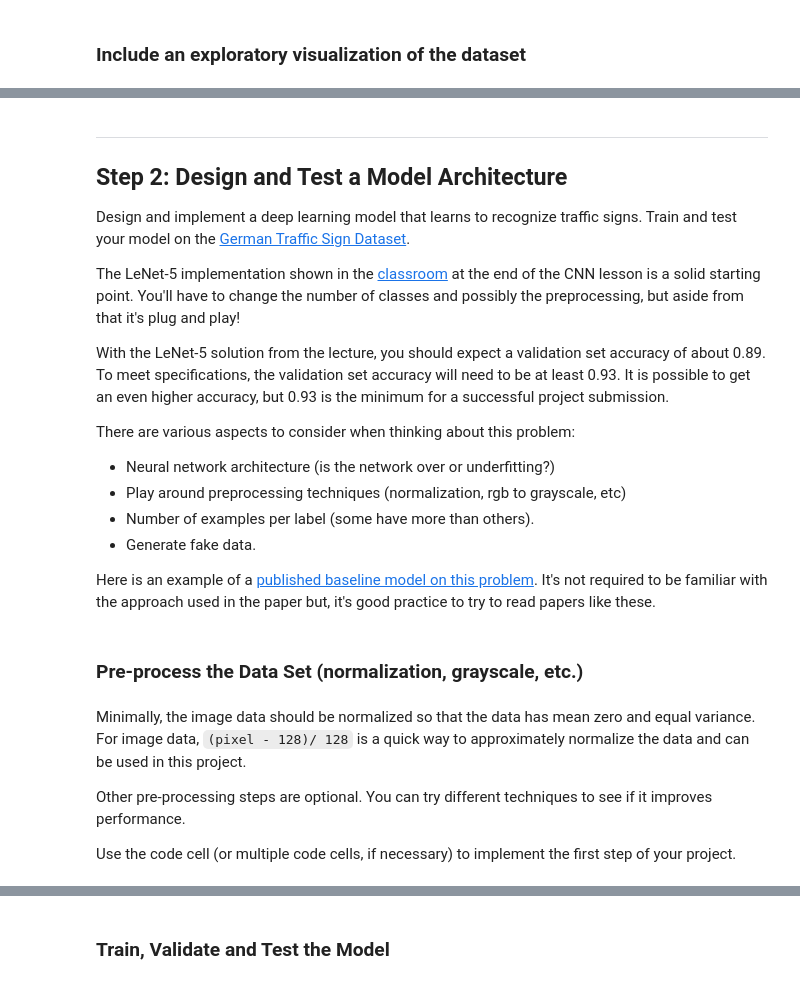
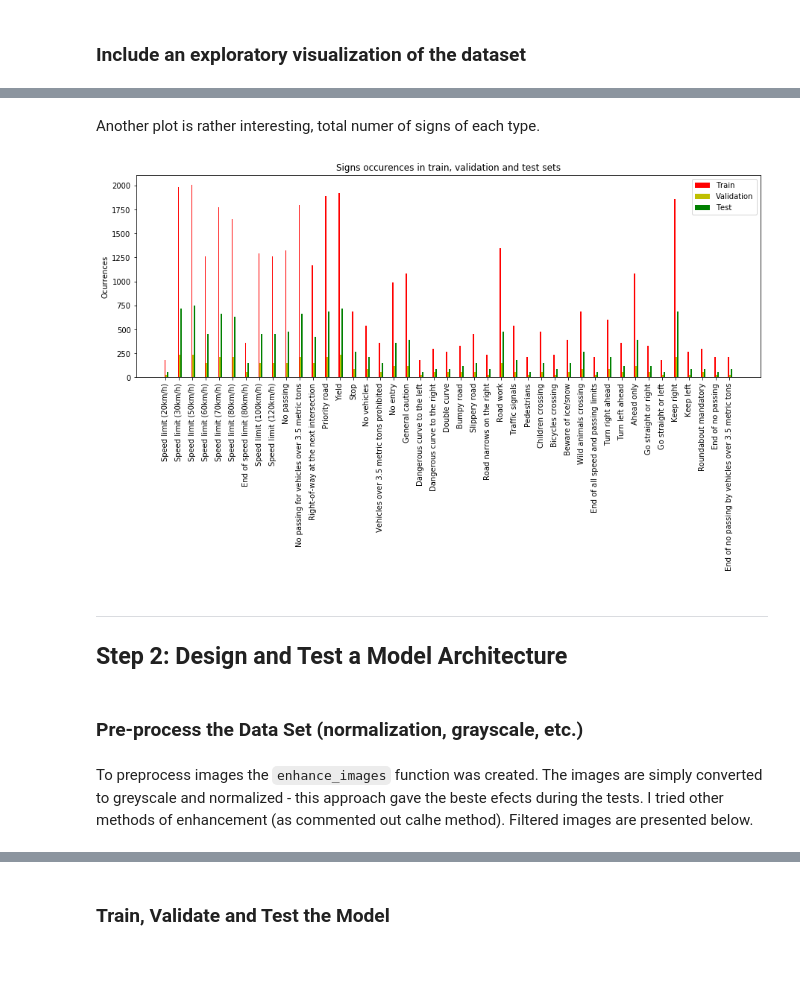
Before and after one commit to freakone/CarND-Traffic-Sign-Classifier-Project, a Jupyter notebook: Traffic_Sign_Classifier.ipynb, the cells around one changed output, grey strips where cells are left out. Drawn from its saved outputs; the diff is of its cells as text; code cells hidden in the pictures.

Commit message:
Final solution

```diff
--- a/Traffic_Sign_Classifier.ipynb
+++ b/Traffic_Sign_Classifier.ipynb
@@ -127,30 +99,38 @@ show_random_signs(20, X_train, y_train)
-# %% [markdown]
-----
-
-## Step 2: Design and Test a Model Architecture
-
-Design and implement a deep learning model that learns to recognize traffic signs. Train and test your model on the [German Traffic Sign Dataset](http://benchmark.ini.rub.de/?section=gtsrb&subsection=dataset).
-
-The LeNet-5 implementation shown in the [classroom](https://classroom.udacity.com/nanodegrees/nd013/parts/fbf77062-5703-404e-b60c-95b78b2f3f9e/modules/6df7ae49-c61c-4bb2-a23e-6527e69209ec/lessons/601ae704-1035-4287-8b11-e2c2716217ad/concepts/d4aca031-508f-4e0b-b493-e7b706120f81) at the end of the CNN lesson is a solid starting point. You'll have to change the number of classes and possibly the preprocessing, but aside from that it's plug and play!
-
-With the LeNet-5 solution from the lecture, you should expect a validation set accuracy of about 0.89. To meet specifications, the validation set accuracy will need to be at least 0.93. It is possible to get an even higher accuracy, but 0.93 is the minimum for a successful project submission.
-
-There are various aspects to consider when thinking about this problem:
-
-- Neural network architecture (is the network over or underfitting?)
-- Play around preprocessing techniques (normalization, rgb to grayscale, etc)
-- Number of examples per label (some have more than others).
-- Generate fake data.
-
-Here is an example of a [published baseline model on this problem](http://yann.lecun.com/exdb/publis/pdf/sermanet-ijcnn-11.pdf). It's not required to be familiar with the approach used in the paper but, it's good practice to try to read papers like these.
+# %% [markdown]
+Another plot is rather interesting, total numer of signs of each type.
+# %%
+idx, cnt = np.unique(y_train, return_counts=True)
+idx2, cnt2 = np.unique(y_valid, return_counts=True)
+idx3, cnt3 = np.unique(y_test, return_counts=True)
+
+signs = [sign_dict[x] for x in idx]
+
+ind = np.arange(len(idx))  # the x locations for the groups
+width = 0.1      # the width of the bars
+
+fig, ax = plt.subplots(figsize=(15,5))
+rects1 = ax.bar(ind, cnt, width, color='r')
+rects2 = ax.bar(ind + width, cnt2, width, color='y')
+rects3 = ax.bar(ind + width * 2, cnt3, width, color='g')
+
+ax.set_ylabel('Ocurrences')
+ax.set_title('Signs occurences in train, validation and test sets')
+ax.set_xticks(ind + width / 2)
+ax.set_xticklabels(signs, rotation=90)
+
+ax.legend((rects1[0], rects2[0], rects3[0]), ('Train', 'Validation', 'Test'))
+
+plt.show()
+# %% [output]
+[figure, added]
+# %% [markdown]
+----
+
+## Step 2: Design and Test a Model Architecture
 # %% [markdown]
 ### Pre-process the Data Set (normalization, grayscale, etc.)
-# %% [markdown]
-Minimally, the image data should be normalized so that the data has mean zero and equal variance. For image data, `(pixel - 128)/ 128` is a quick way to approximately normalize the data and can be used in this project.
-
-Other pre-processing steps are optional. You can try different techniques to see if it improves performance.
-
-Use the code cell (or multiple code cells, if necessary) to implement the first step of your project.
+# %% [markdown]
+To preprocess images the `enhance_images` function was created. The images are simply converted to greyscale and normalized - this approach gave the beste efects during the tests. I tried other methods of enhancement (as commented out calhe method). Filtered images are presented below.
 # %%
 ### Preprocess the data here. It is required to normalize the data. Other preprocessing steps could include
 ### converting to grayscale, etc.
```
Also changed, not shown: parts of 32 cells of this notebook, 11 other files.
